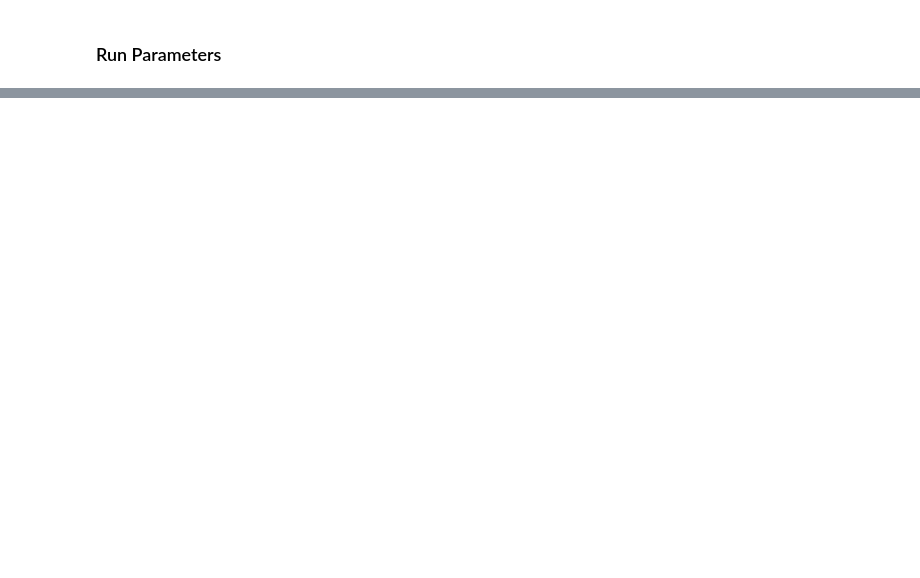
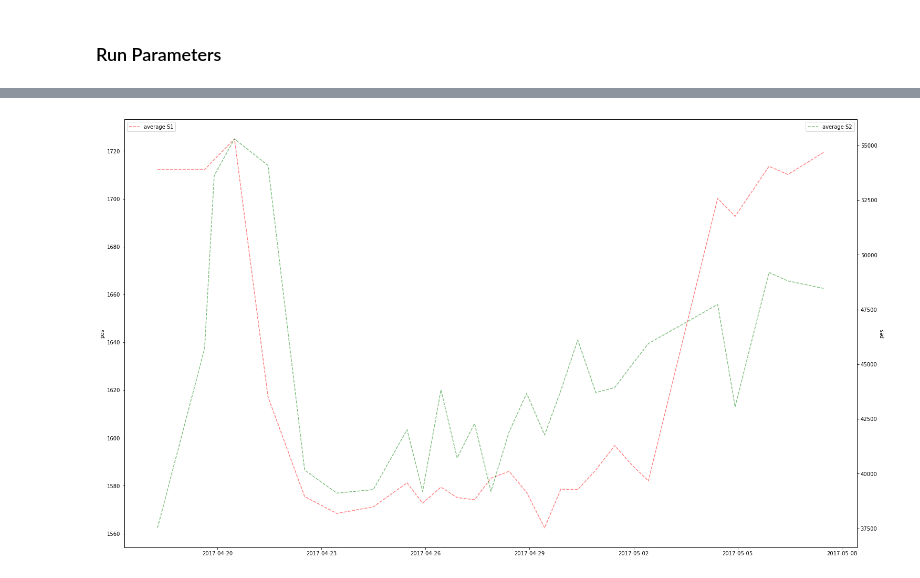
Before and after one commit to bpalmeiro/ICARO, a Jupyter notebook: icaro/Kryptonite/alphas-lifetime-all.ipynb, the cells around one changed output, grey strips where cells are left out. Cells and saved outputs as stored; diff of their text form; code cells hidden in the pictures; blank space fills up the shorter version.

```diff
--- a/icaro/Kryptonite/alphas-lifetime-all.ipynb
+++ b/icaro/Kryptonite/alphas-lifetime-all.ipynb
@@ -210,3 +269,17 @@ plt.show()
+# %%
+fig, ax1 = plt.subplots(figsize=(25,15))
+#ax1.errorbar(times, lifetimes, yerr=elambdas, linestyle='--', fmt='o')
+#ax1.set_ylabel('lifetime (microseconds)')
+ax2 = ax1.twinx()
+ax1.plot(times, s1es, c='red', alpha=.5, linestyle='--', label='average S1')
+ax1.legend(loc=2)
+ax1.set_ylabel('pes')
+ax2.plot(times, s2es, c='green', alpha=.5, linestyle='--', label='average S2')
+ax2.legend(loc=1)
+ax2.set_ylabel('pes')
+plt.show()
+# %% [output]
+[figure, added]
 # %%
 fig, ax1 = plt.subplots(figsize=(25,15))
 ax1.errorbar(times, lifetimes, yerr=elambdas, linestyle='--', fmt='o')
```
Also changed, not shown: parts of 14 cells of this notebook.
